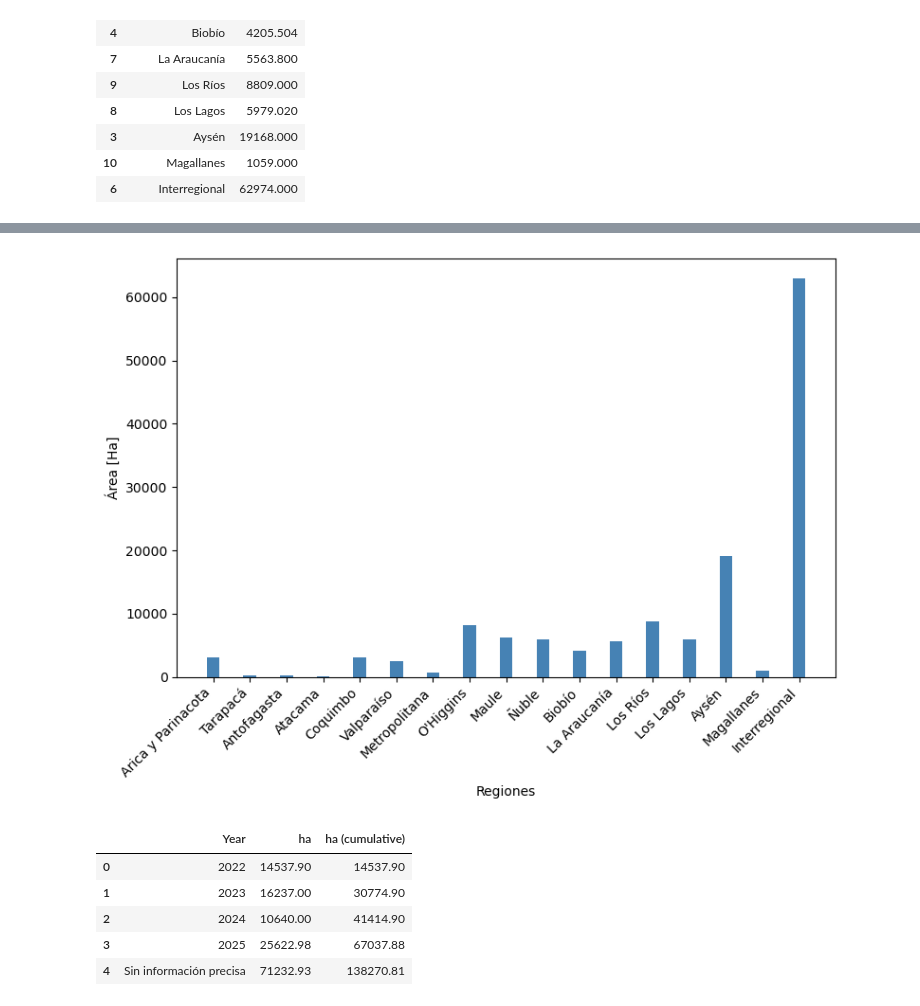
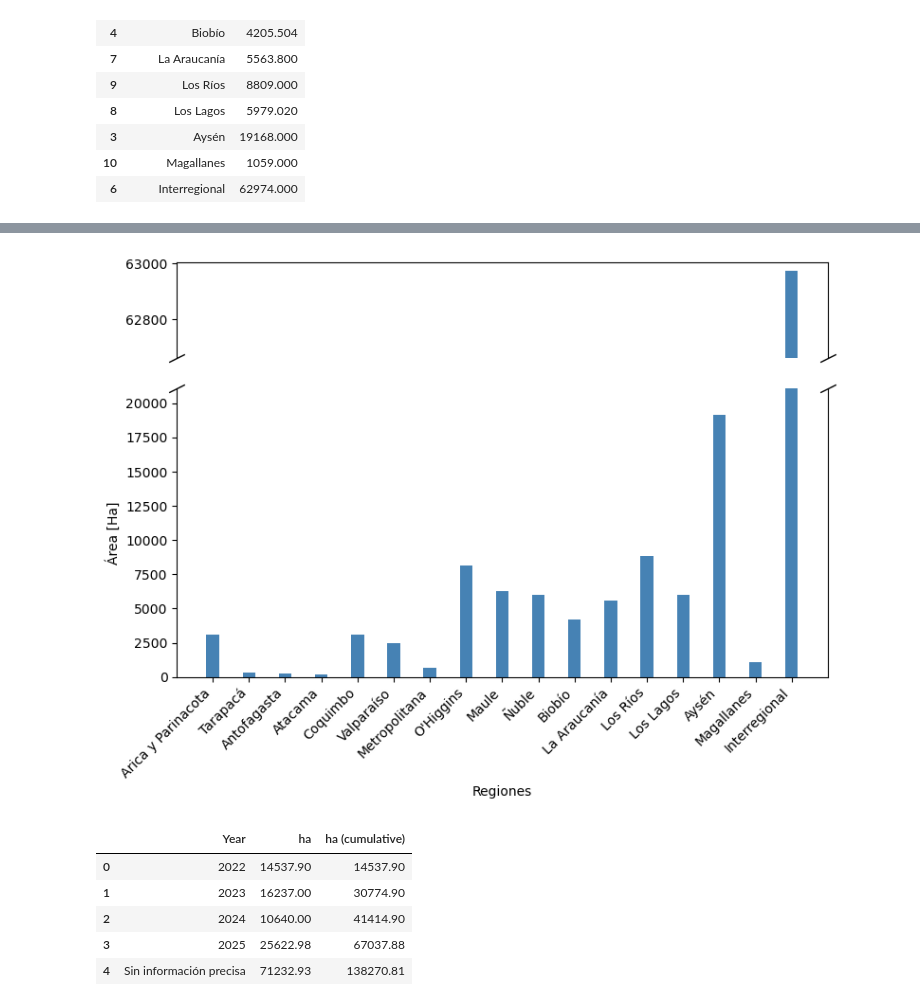
Before and after one commit to IEB-BIODATA/7NR-Indicators, a Jupyter notebook: indicadores/2_1_Area_under_restoration/2_1_Area_under_restoration.ipynb, the cells around one changed output, grey strips where cells are left out. Cells and saved outputs as stored; diff of their text form; code cells hidden in the pictures.

```diff
--- a/indicadores/2_1_Area_under_restoration/2_1_Area_under_restoration.ipynb
+++ b/indicadores/2_1_Area_under_restoration/2_1_Area_under_restoration.ipynb
@@ -124,3 +124,9 @@ data_region_cbd
 | 3 | Aysén | 19168.000 |
 | 10 | Magallanes | 1059.000 |
 | 6 | Interregional | 62974.000 |
+# %%
+region_count = len(data_region_cbd)
+sorted_region_ha = data_region_cbd.sort_values("ha")
+first_cut = sorted_region_ha.iloc[region_count - 2]["ha"]
+second_cut = sorted_region_ha.iloc[region_count - 1]["ha"]
+sorted_region_ha
@@ -127,23 +152,43 @@ data_region_cbd
 # %%
-fig, ax = plt.subplots(figsize=(8, 6))
+fig, (ax, ax2) = plt.subplots(2, 1, sharex=True, height_ratios=[1, 3], figsize=(8, 6))
 
 position = np.arange(len(data_region_cbd))
 width = 0.35
 
 ax.bar(position, data_region_cbd["ha"], width, label="Área [Ha]", color="steelblue")
-ax.set_xlabel("Regiones")
-ax.set_ylabel("Área [Ha]")
+ax2.bar(position, data_region_cbd["ha"], width, label="Área [Ha]", color="steelblue")
 
-ax.set_xticks(position)
-ax.set_xticklabels(data_region_cbd["Region"], rotation=45, ha='right')
+ax.set_ylim(second_cut * (1 - 5e-3), second_cut * (1 + 5e-4))
+ax2.set_ylim(0, first_cut * 1.1)
 
-fig.savefig("regiones_cbd.png")
+fig.subplots_adjust(hspace=0.05)
+
+# hide the spines between ax and ax2
+ax.spines.bottom.set_visible(False)
+ax2.spines.top.set_visible(False)
+ax.xaxis.tick_top()
+ax.xaxis.set_visible(False)
+ax.tick_params(labeltop=False)
+ax2.xaxis.tick_bottom()
+
+d = .5  # proportion of vertical to horizontal extent of the slanted line
+kwargs = dict(marker=[(-1, -d), (1, d)], markersize=12,
+              linestyle="none", color='k', mec='k', mew=1, clip_on=False)
+ax.plot([0, 1], [0, 0], transform=ax.transAxes, **kwargs)
+ax2.plot([0, 1], [1, 1], transform=ax2.transAxes, **kwargs)
+
+ax2.set_xlabel("Regiones")
+ax2.set_ylabel("Área [Ha]")
+
+ax2.set_xticks(position)
+ax2.set_xticklabels(data_region_cbd["Region"], rotation=45, ha='right')
 
 fig.tight_layout()
+fig.savefig("regiones_cbd.png")
 plt.show()
 plt.close(fig)
 # %% [output]
-[figure, old version]
+[figure, new version]
 # %%
 data_time_cbd = data_cbd.groupby('Year')['ha'].sum().reset_index()
 data_time_cbd['ha (cumulative)'] = data_time_cbd['ha'].cumsum()
```
Also changed, not shown: parts of 6 cells of this notebook.
